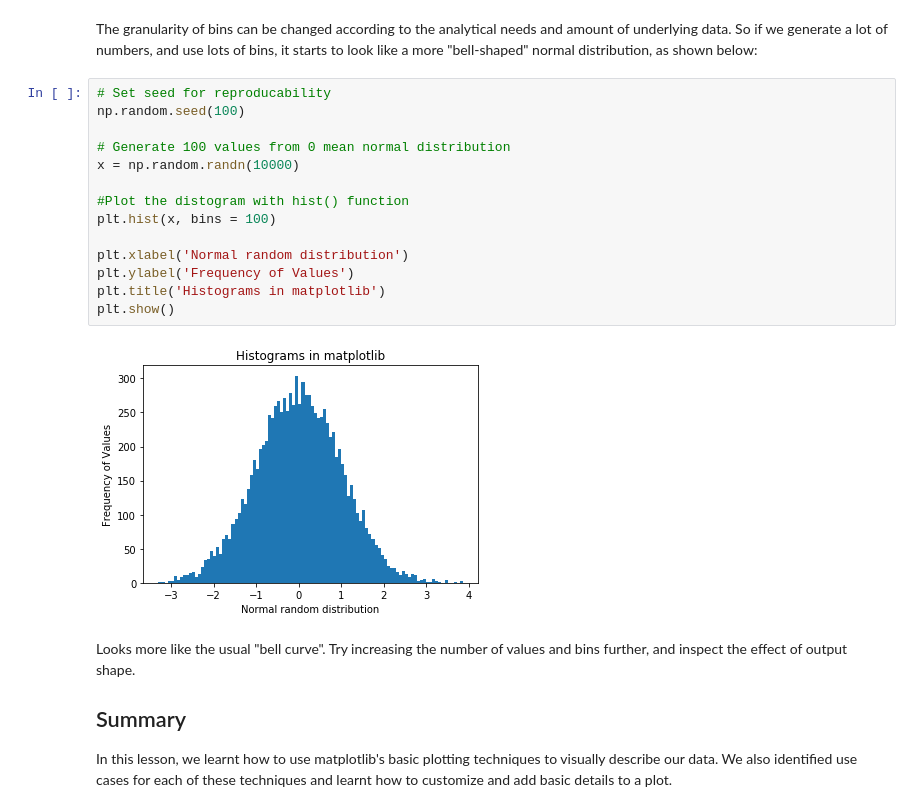
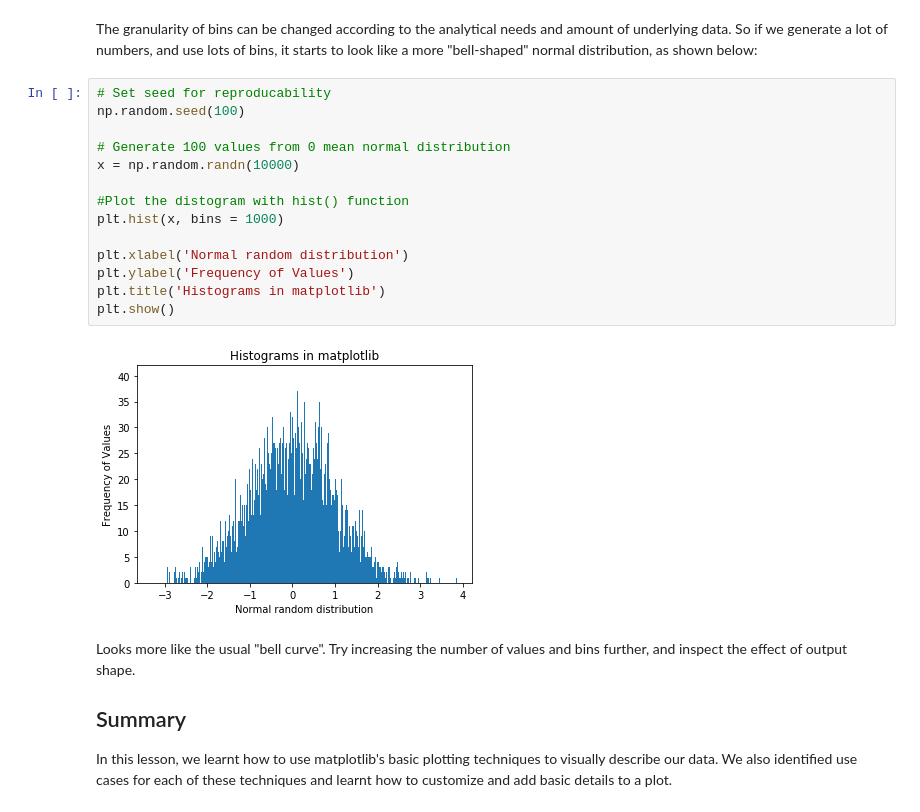
Before and after one commit to klemma14/dsc-data-viz-nyc-ds-career-042219, a Jupyter notebook: index.ipynb, the cells around one changed output. Cells and saved outputs as stored; diff of their text form.

```diff
--- a/index.ipynb
+++ b/index.ipynb
@@ -163,19 +163,19 @@ The granularity of bins can be changed according to the analytical needs and amo
 # %%
 # Set seed for reproducability
 np.random.seed(100)
 
 # Generate 100 values from 0 mean normal distribution
 x = np.random.randn(10000)
 
 #Plot the distogram with hist() function
-plt.hist(x, bins = 100)
+plt.hist(x, bins = 1000)
 
 plt.xlabel('Normal random distribution')
 plt.ylabel('Frequency of Values')
 plt.title('Histograms in matplotlib')
 plt.show()
 # %% [output]
-[figure, old version]
+[figure, new version]
 # %% [markdown]
 Looks more like the usual "bell curve". Try increasing the number of values and bins further, and inspect the effect of output shape.
 
```
